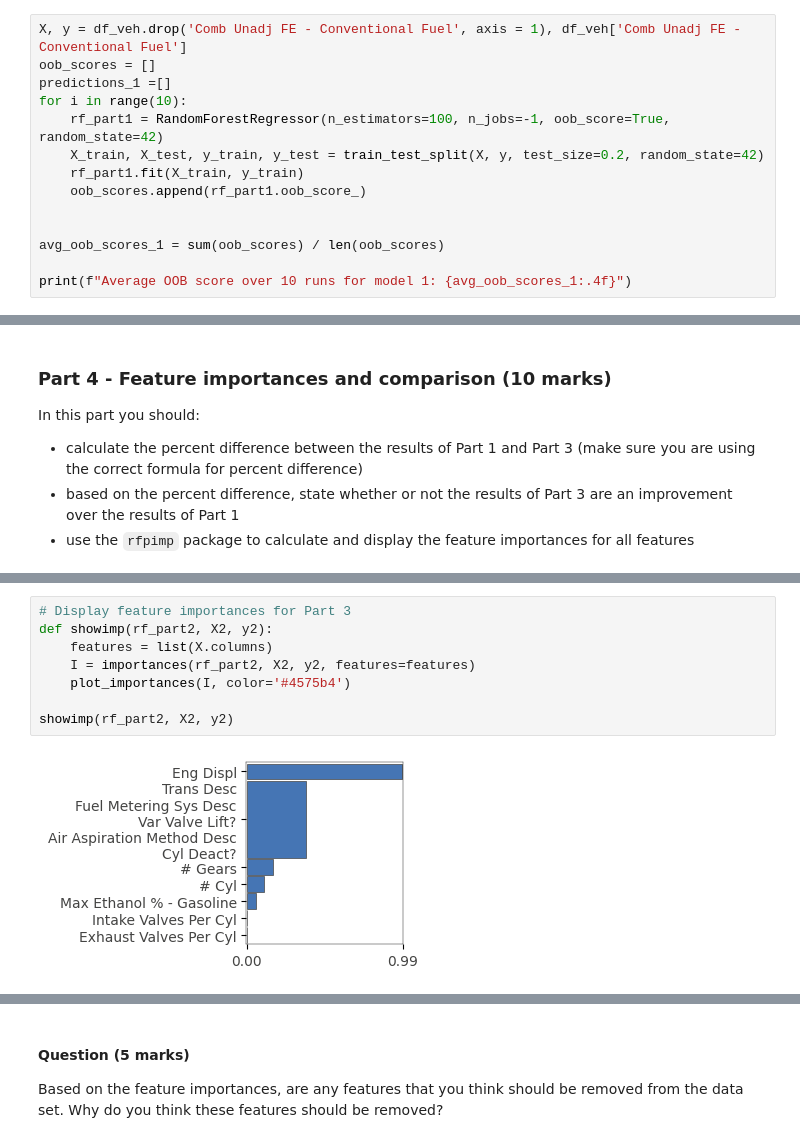
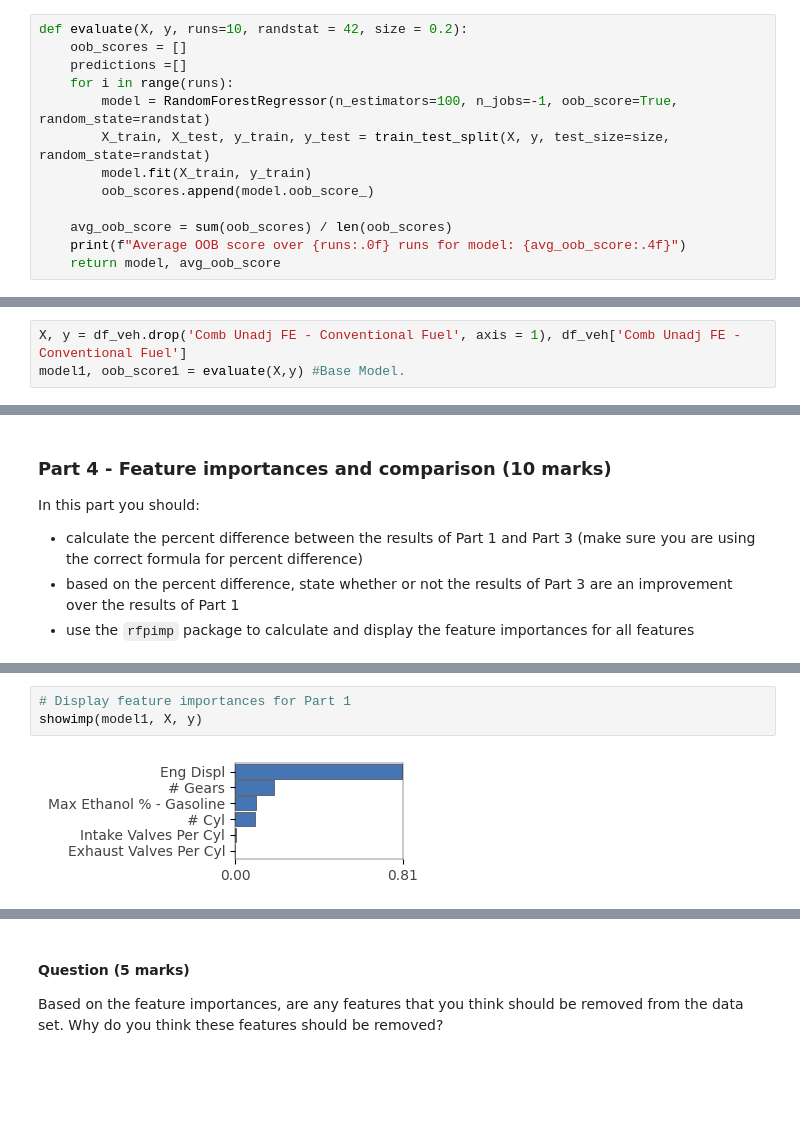
Before and after one commit to joncalle/ML1, a Jupyter notebook: Graded_Lab_2.ipynb, the cells around one changed output, grey strips where cells are left out. Cells and saved outputs as stored; diff of their text form; blank space fills up the shorter version.

```diff
--- a/Graded_Lab_2.ipynb
+++ b/Graded_Lab_2.ipynb
@@ -90,16 +119,15 @@ Cyl Deact?                           0
 Var Valve Lift?                      0
 dtype: int64
 # %%
-X, y = df_veh.drop('Comb Unadj FE - Conventional Fuel', axis = 1), df_veh['Comb Unadj FE - Conventional Fuel']
-oob_scores = []
-predictions_1 =[]
-for i in range(10):
-    rf_part1 = RandomForestRegressor(n_estimators=100, n_jobs=-1, oob_score=True, random_state=42)
-    X_train, X_test, y_train, y_test = train_test_split(X, y, test_size=0.2, random_state=42)
-    rf_part1.fit(X_train, y_train)
-    oob_scores.append(rf_part1.oob_score_)
+def evaluate(X, y, runs=10, randstat = 42, size = 0.2):
+    oob_scores = []
+    predictions =[]
+    for i in range(runs):
+        model = RandomForestRegressor(n_estimators=100, n_jobs=-1, oob_score=True, random_state=randstat)
+        X_train, X_test, y_train, y_test = train_test_split(X, y, test_size=size, random_state=randstat)
+        model.fit(X_train, y_train)
+        oob_scores.append(model.oob_score_)
 
-
-avg_oob_scores_1 = sum(oob_scores) / len(oob_scores)
-
-print(f"Average OOB score over 10 runs for model 1: {avg_oob_scores_1:.4f}")
+    avg_oob_score = sum(oob_scores) / len(oob_scores)
+    print(f"Average OOB score over {runs:.0f} runs for model: {avg_oob_score:.4f}")
+    return model, avg_oob_score
@@ -112,0 +134,3 @@ Baseline model is used to measure any improvements in model, it also serves as a
+# %%
+X, y = df_veh.drop('Comb Unadj FE - Conventional Fuel', axis = 1), df_veh['Comb Unadj FE - Conventional Fuel']
+model1, oob_score1 = evaluate(X,y) #Base Model.
@@ -253,10 +281,5 @@ showimp(rf_part1, X, y)
-# %%
-# Display feature importances for Part 3
-def showimp(rf_part2, X2, y2):
-    features = list(X.columns)
-    I = importances(rf_part2, X2, y2, features=features)
-    plot_importances(I, color='#4575b4')
-
-showimp(rf_part2, X2, y2)
-# %% [output]
-[figure, removed]
+# %%
+# Display feature importances for Part 1
+showimp(model1, X, y)
+# %% [output]
+[figure, added]
```
Also changed, not shown: parts of 33 cells of this notebook.
